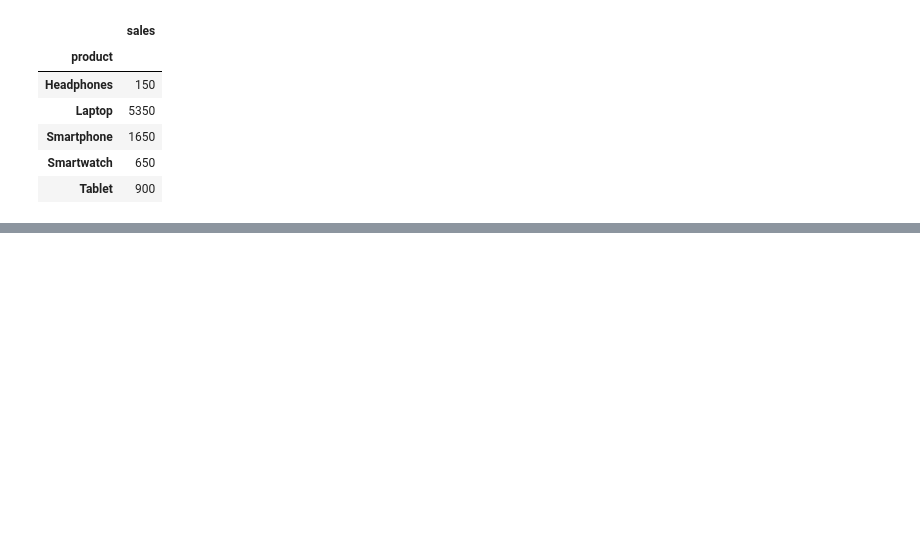
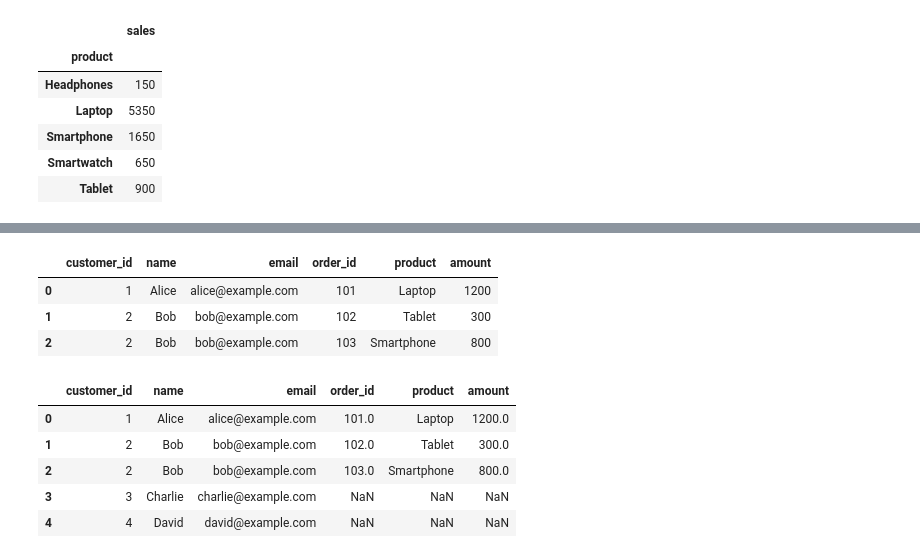
Before and after one commit to maxkatkalov/colabs, a Jupyter notebook: pands_tasks.ipynb, the cells around one changed output, grey strips where cells are left out. Saved outputs shown, nothing was run; the diff lists cells and outputs as text; code cells hidden in the pictures; blank space fills up the shorter version.

Commit message:
Data Joining

```diff
--- a/pands_tasks.ipynb
+++ b/pands_tasks.ipynb
@@ -833,3 +833,26 @@ pd.pivot_table(df, values="sales", index="product", aggfunc='sum')
 | Smartphone | 1650 |
 | Smartwatch | 650 |
 | Tablet | 900 |
+# %%
+customers = {
+    "customer_id": [1, 2, 3, 4],
+    "name": ["Alice", "Bob", "Charlie", "David"],
+    "email": [
+        "alice@example.com",
+        "bob@example.com",
+        "charlie@example.com",
+        "david@example.com",
+    ],
+}
+
+df_customers = pd.DataFrame(customers)
+
+# Creating the second DataFrame with order data
+orders = {
+    "order_id": [101, 102, 103, 104],
+    "customer_id": [1, 2, 2, 5],
+    "product": ["Laptop", "Tablet", "Smartphone", "Laptop"],
+    "amount": [1200, 300, 800, 1300],
+}
+
+df_orders = pd.DataFrame(orders)
@@ -835,0 +875,16 @@ pd.pivot_table(df, values="sales", index="product", aggfunc='sum')
+# %%
+df_customers.merge(df_orders, on="customer_id", how="inner")
+# %% [output]
+|  | customer_id | name | email | order_id | product | amount |
+| 0 | 1 | Alice | alice@example.com | 101 | Laptop | 1200 |
+| 1 | 2 | Bob | bob@example.com | 102 | Tablet | 300 |
+| 2 | 2 | Bob | bob@example.com | 103 | Smartphone | 800 |
+# %%
+pd.merge(df_customers, df_orders, on="customer_id", how="left")
+# %% [output]
+|  | customer_id | name | email | order_id | product | amount |
+| 0 | 1 | Alice | alice@example.com | 101.0 | Laptop | 1200.0 |
+| 1 | 2 | Bob | bob@example.com | 102.0 | Tablet | 300.0 |
+| 2 | 2 | Bob | bob@example.com | 103.0 | Smartphone | 800.0 |
+| 3 | 3 | Charlie | charlie@example.com | NaN | NaN | NaN |
+| 4 | 4 | David | david@example.com | NaN | NaN | NaN |
```
Also changed, not shown: parts of 3 cells of this notebook, 1 other file.
